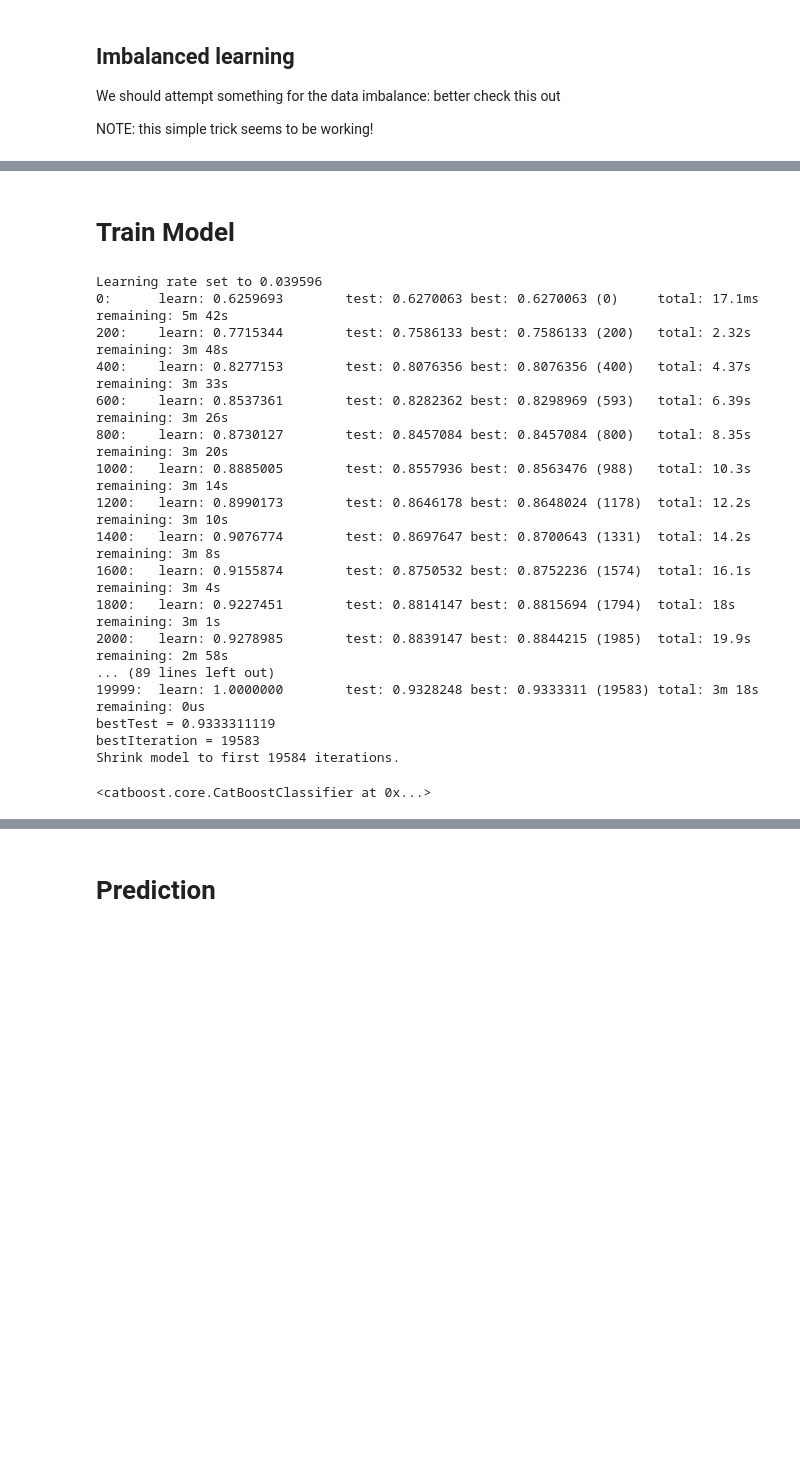
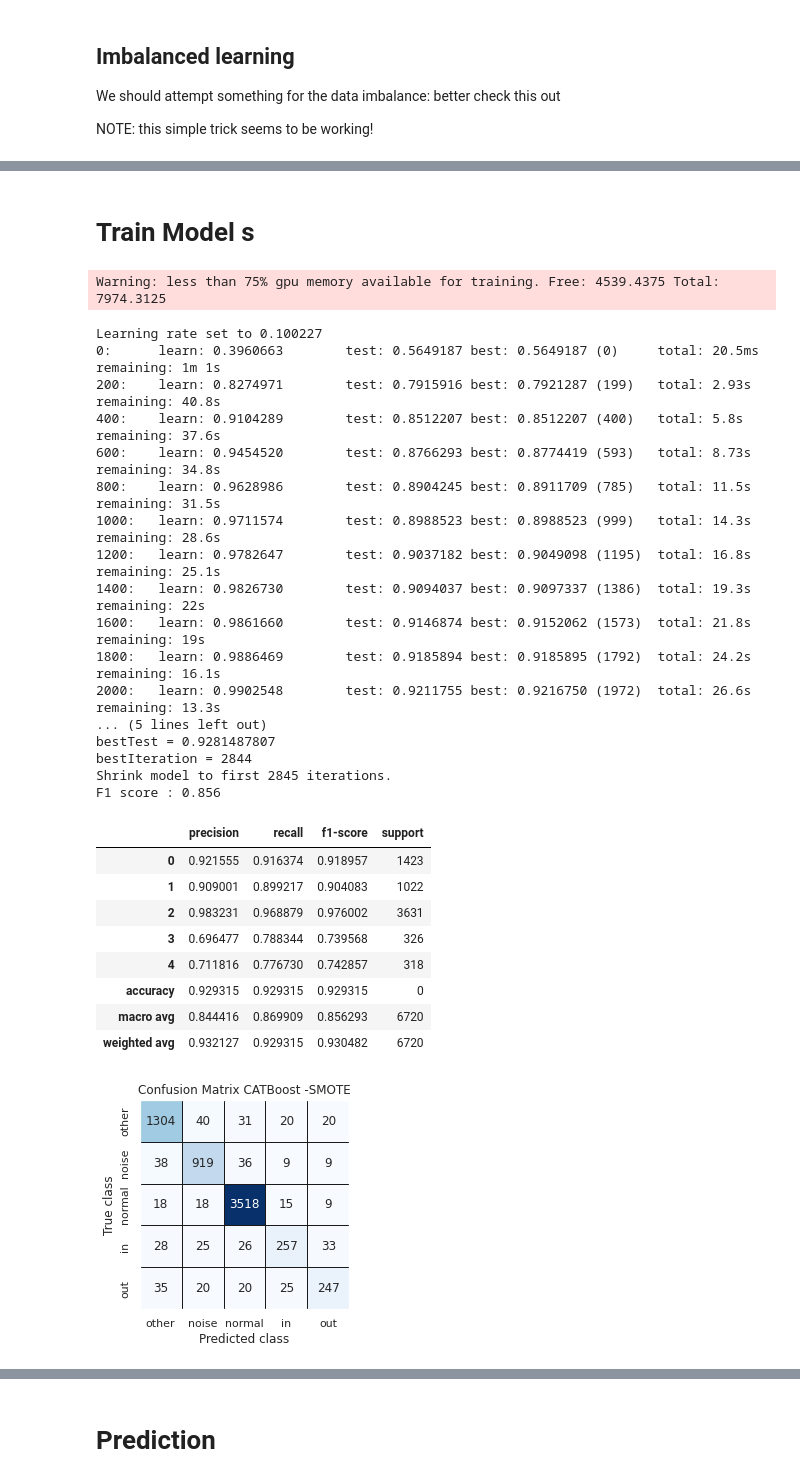
Before and after one commit to fedebotu/aichallenge-2022, a Jupyter notebook: notebooks/fede/1e Testing with CATBoost.ipynb, the cells around one changed output, grey strips where cells are left out. Drawn from its saved outputs; the diff is of its cells as text; code cells hidden in the pictures; blank space fills up the shorter version.

```diff
--- a/notebooks/fede/1e Testing with CATBoost.ipynb
+++ b/notebooks/fede/1e Testing with CATBoost.ipynb
@@ -59,42 +80,63 @@ class_weights = compute_class_weight(class_weight='balanced', classes=np.arange(
 # %% [markdown]
-# Train Model
+# Train Model s
 
 <!-- Tricks: we can use custom parameters to maximize the F1 score -->
 # %%
-from catboost import CatBoostClassifier
+MODEL_NAME = 'CATBoost -SMOTE'
+
+from imblearn.over_sampling import BorderlineSMOTE
+bsmote = BorderlineSMOTE(random_state = 101, kind = 'borderline-1')
+X_oversample, y_oversample = bsmote.fit_resample(train_X, train_y)
 
 clf = CatBoostClassifier(
-    iterations=20000,
+    iterations=3000,
     verbose=200,
     objective='MultiClass',
-    # labels=labels
     eval_metric = 'TotalF1',
     custom_metric='TotalF1',
     task_type="GPU",
+    # devices='0:1',
     # class_weights=class_weights
 )
 
+
 clf.fit(
-    train_X, train_y,
+    X_oversample, y_oversample,
     # cat_features=labels,
     eval_set=(valid_X, valid_y),
 )
+
+pred_y = clf.predict(test_X)
+model_name, y_hat = MODEL_NAME, pred_y
+plot_confusion_matrix(test_y, y_hat, labels,  f'Confusion Matrix {model_name}')
+print('F1 score : {:.3f}'.format(f1_score(test_y, y_hat, average='macro')))
+pretty_classification_report(test_y, y_hat)
 # %% [output]
-Learning rate set to 0.039596
-0:      learn: 0.6259693        test: 0.6270063 best: 0.6270063 (0)     total: 17.1ms   remaining: 5m 42s
-200:    learn: 0.7715344        test: 0.7586133 best: 0.7586133 (200)   total: 2.32s    remaining: 3m 48s
-400:    learn: 0.8277153        test: 0.8076356 best: 0.8076356 (400)   total: 4.37s    remaining: 3m 33s
-600:    learn: 0.8537361        test: 0.8282362 best: 0.8298969 (593)   total: 6.39s    remaining: 3m 26s
-800:    learn: 0.8730127        test: 0.8457084 best: 0.8457084 (800)   total: 8.35s    remaining: 3m 20s
-1000:   learn: 0.8885005        test: 0.8557936 best: 0.8563476 (988)   total: 10.3s    remaining: 3m 14s
-1200:   learn: 0.8990173        test: 0.8646178 best: 0.8648024 (1178)  total: 12.2s    remaining: 3m 10s
-1400:   learn: 0.9076774        test: 0.8697647 best: 0.8700643 (1331)  total: 14.2s    remaining: 3m 8s
-1600:   learn: 0.9155874        test: 0.8750532 best: 0.8752236 (1574)  total: 16.1s    remaining: 3m 4s
-1800:   learn: 0.9227451        test: 0.8814147 best: 0.8815694 (1794)  total: 18s      remaining: 3m 1s
-2000:   learn: 0.9278985        test: 0.8839147 best: 0.8844215 (1985)  total: 19.9s    remaining: 2m 58s
-... (89 lines left out)
-19999:  learn: 1.0000000        test: 0.9328248 best: 0.9333311 (19583) total: 3m 18s   remaining: 0us
-bestTest = 0.9333311119
-bestIteration = 19583
-Shrink model to first 19584 iterations.
+Warning: less than 75% gpu memory available for training. Free: 4539.4375 Total: 7974.3125
-<catboost.core.CatBoostClassifier at 0x...>
+Learning rate set to 0.100227
+0:      learn: 0.3960663        test: 0.5649187 best: 0.5649187 (0)     total: 20.5ms   remaining: 1m 1s
+200:    learn: 0.8274971        test: 0.7915916 best: 0.7921287 (199)   total: 2.93s    remaining: 40.8s
+400:    learn: 0.9104289        test: 0.8512207 best: 0.8512207 (400)   total: 5.8s     remaining: 37.6s
+600:    learn: 0.9454520        test: 0.8766293 best: 0.8774419 (593)   total: 8.73s    remaining: 34.8s
+800:    learn: 0.9628986        test: 0.8904245 best: 0.8911709 (785)   total: 11.5s    remaining: 31.5s
+1000:   learn: 0.9711574        test: 0.8988523 best: 0.8988523 (999)   total: 14.3s    remaining: 28.6s
+1200:   learn: 0.9782647        test: 0.9037182 best: 0.9049098 (1195)  total: 16.8s    remaining: 25.1s
+1400:   learn: 0.9826730        test: 0.9094037 best: 0.9097337 (1386)  total: 19.3s    remaining: 22s
+1600:   learn: 0.9861660        test: 0.9146874 best: 0.9152062 (1573)  total: 21.8s    remaining: 19s
+1800:   learn: 0.9886469        test: 0.9185894 best: 0.9185895 (1792)  total: 24.2s    remaining: 16.1s
+2000:   learn: 0.9902548        test: 0.9211755 best: 0.9216750 (1972)  total: 26.6s    remaining: 13.3s
+... (5 lines left out)
+bestTest = 0.9281487807
+bestIteration = 2844
+Shrink model to first 2845 iterations.
+F1 score : 0.856
+|  | precision | recall | f1-score | support |
+| 0 | 0.921555 | 0.916374 | 0.918957 | 1423 |
+| 1 | 0.909001 | 0.899217 | 0.904083 | 1022 |
+| 2 | 0.983231 | 0.968879 | 0.976002 | 3631 |
+| 3 | 0.696477 | 0.788344 | 0.739568 | 326 |
+| 4 | 0.711816 | 0.776730 | 0.742857 | 318 |
+| accuracy | 0.929315 | 0.929315 | 0.929315 | 0 |
+| macro avg | 0.844416 | 0.869909 | 0.856293 | 6720 |
+| weighted avg | 0.932127 | 0.929315 | 0.930482 | 6720 |
+[figure, added]
```
Also changed, not shown: parts of 17 cells of this notebook, 12 other files.
